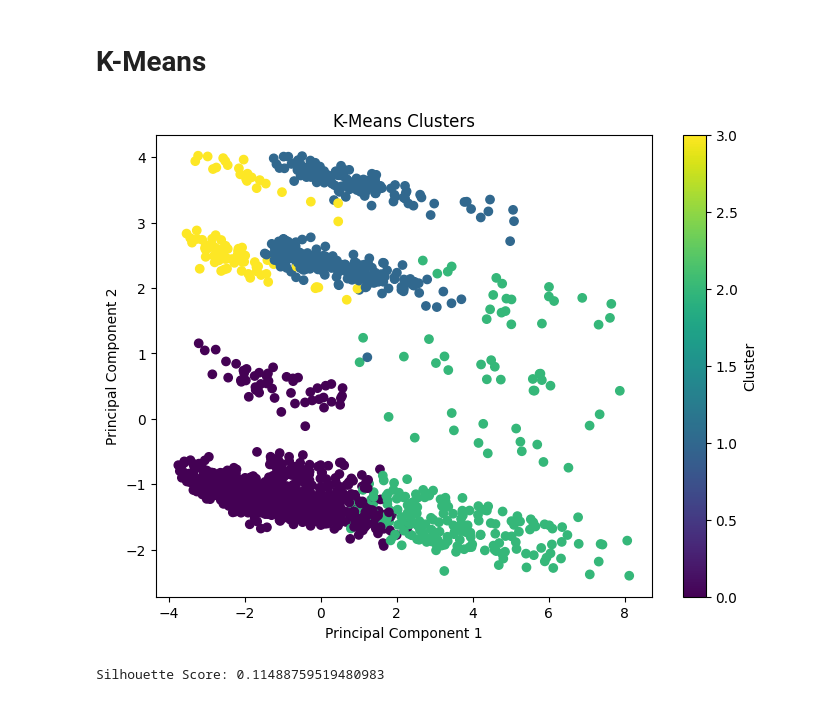
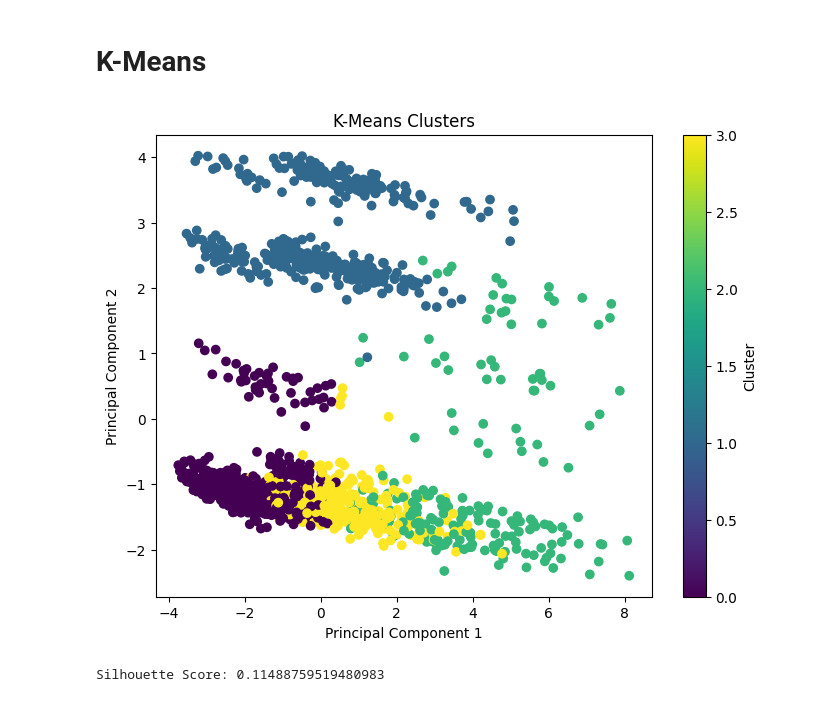
Before and after one commit to Haya-Alwizrah/Random_Forest_Algorithm, a Jupyter notebook: Unsupervised_ML/unsupervised_ml.ipynb, the cells around one changed output. Saved outputs shown, nothing was run; the diff lists cells and outputs as text; code cells hidden in the pictures.

```diff
--- a/Unsupervised_ML/unsupervised_ml.ipynb
+++ b/Unsupervised_ML/unsupervised_ml.ipynb
@@ -203,19 +207,19 @@ k=10: 0.102
 # K-Means
 # %%
 kmeans = KMeans(n_clusters=4, random_state=42)
-clusters = kmeans.fit_predict(X_pca)
+clusters = kmeans.fit_predict(X_scaled)
 
 plt.figure(figsize=(8,6))
 plt.scatter(X_pca[:, 0],X_pca[:, 1], c=clusters, cmap="viridis")
 
 plt.title("K-Means Clusters")
 plt.xlabel("Principal Component 1")
 plt.ylabel("Principal Component 2")
 plt.colorbar(label="Cluster")
 
 plt.show()
 # %% [output]
-[figure, old version]
+[figure, new version]
 # %%
 score = silhouette_score(X_pca, clusters)
 
```
Also changed, not shown: parts of 4 cells of this notebook.
